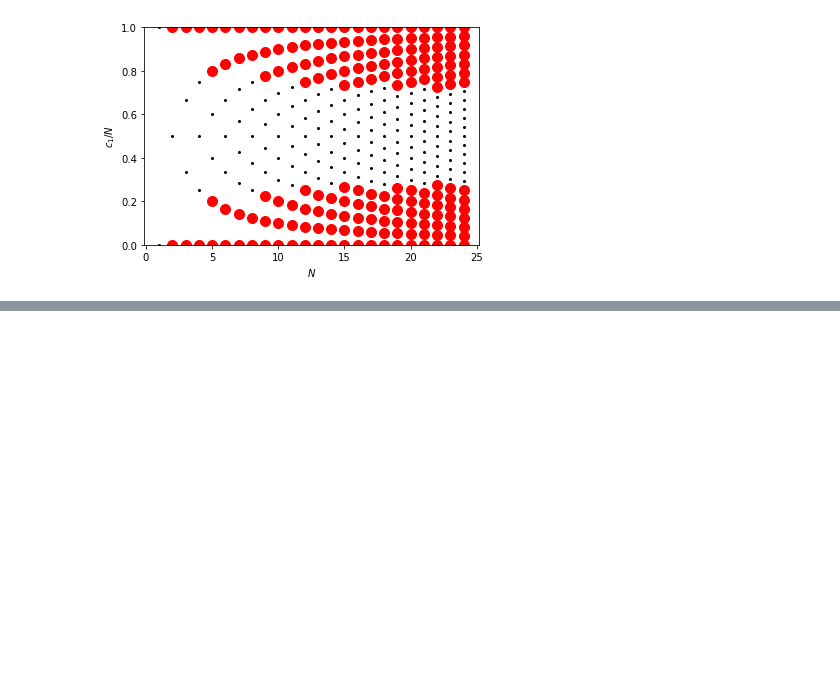
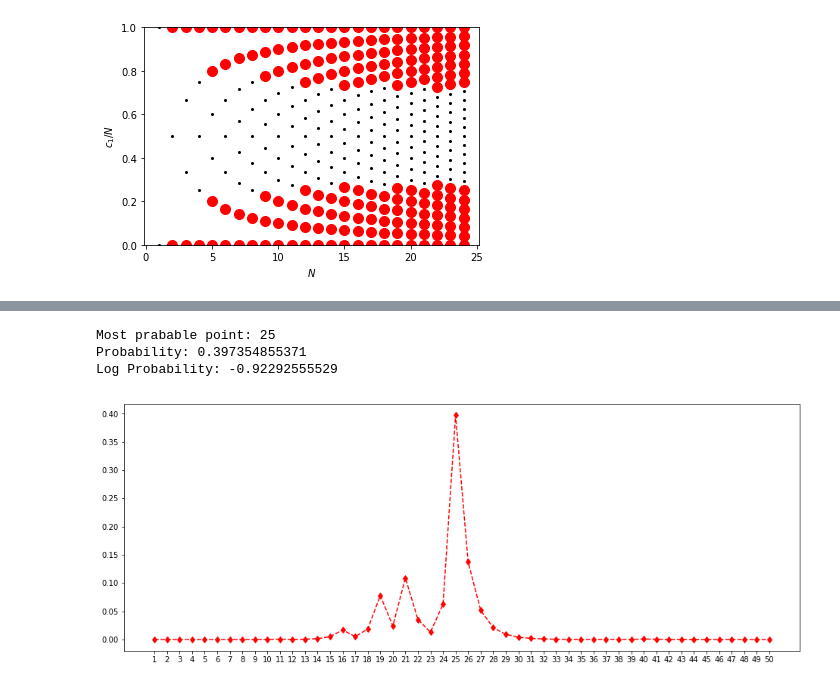
Before and after one commit to CMPE547-Spring-2017-Bogazici/hw4, a Jupyter notebook: hw4.ipynb, the cells around one changed output, grey strips where cells are left out. Saved outputs shown, nothing was run; the diff lists cells and outputs as text; code cells hidden in the pictures; blank space fills up the shorter version.

```diff
--- a/hw4.ipynb
+++ b/hw4.ipynb
@@ -106,0 +145,49 @@ plt.show()
+# %%
+import numpy as np
+import matplotlib.pyplot as plt
+import scipy.special as sps
+
+tosses=[0,0,1,0,0,1,0,0,0,0,1,0,0,0,0,1,0,0,1,0,1,1,0,0,1,1,1,1,1,1,1,1,1,1,1,0,1,1,0,1,1,1,1,1,1,1,1,1,1,1]
+ones=[0]
+one_count=0
+
+
+for i in range(0,len(tosses)) :
+    if tosses[i]==1 :
+        one_count+=1
+    ones.append(one_count);
+
+
+def prob(c):
+    c_01=ones[c-1]
+    c_00=c-1-c_01
+    c_11=ones[len(tosses)]-ones[c-1]
+    c_10=len(tosses)-c_01-c_00-c_11
+    pr=(sps.gamma(c_00+1)*sps.gamma(c_01+1)*sps.gamma(c_10+1)*sps.gamma(c_11+1))/(sps.gamma(c_00+c_01+2)*sps.gamma(c_10+c_11+2))
+    return pr
+
+
+
+posteriors=[]
+
+for i in range (1,len(ones)):
+    posteriors.append(prob(i))
+
+posteriors/=sum(posteriors)
+print("Most prabable point:",np.argmax(posteriors)+1)
+print("Probability:",np.max(posteriors))
+print("Log Probability:",np.log(np.max(posteriors)))
+
+
+n= np.arange(1,len(ones),1)
+plt.figure(figsize=(16,6))
+plt.xticks(n)
+plt.plot(n, posteriors, "rd--")
+#plt.plot(n, np.log(posteriors),  marker='.')
+
+plt.show()
+# %% [output]
+Most prabable point: 25
+Probability: 0.397354855371
+Log Probability: -0.92292555529
+[figure, added]
```
Also changed, not shown: parts of 1 cell of this notebook.
